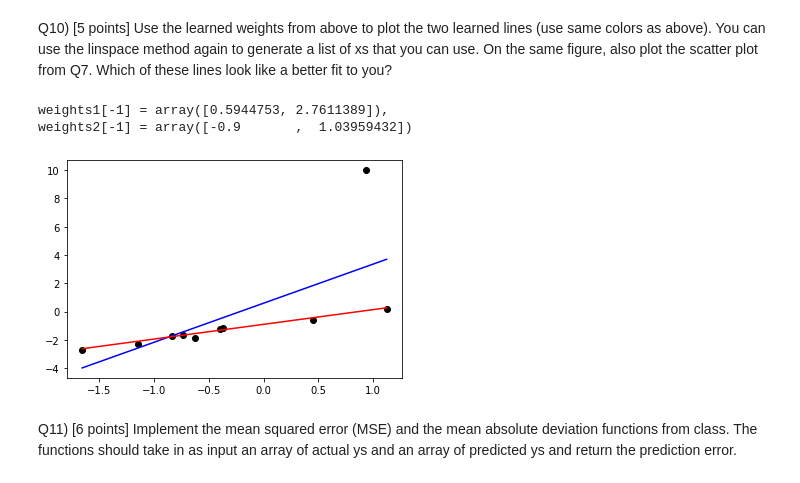
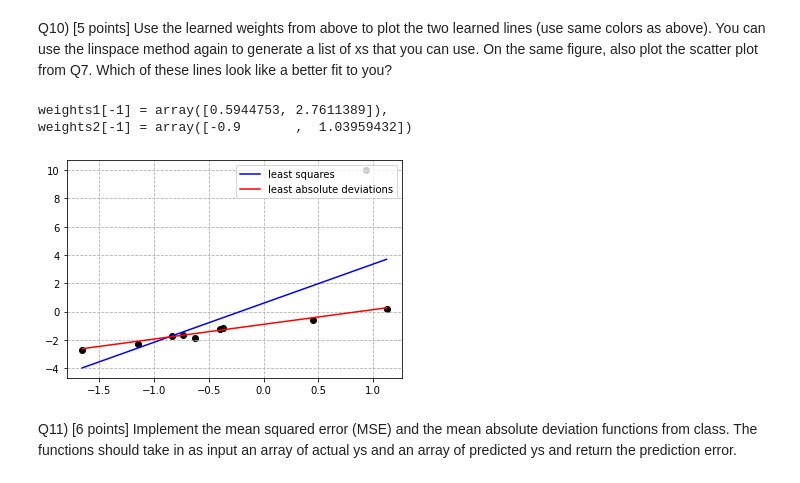
Before and after one commit to lostflux/machine-learning, a Jupyter notebook: HW2/HW2.ipynb, the cells around one changed output. Drawn from its saved outputs; the diff is of its cells as text; code cells hidden in the pictures.

```diff
--- a/HW2/HW2.ipynb
+++ b/HW2/HW2.ipynb
@@ -174,17 +186,21 @@ Q10) [5 points] Use the learned weights from above to plot the two learned lines
 # %%
 s = np.linspace(np.min(x),np.max(x))
 
 print(f"{weights1[-1] = },\n{weights2[-1] = }")
 ys1 = model(s, weights1[-1])
 ys2 = model(s, weights2[-1])
 plt.scatter(x, y, color="black")
 plt.plot(s, ys1, color='blue', label="least squares")
 plt.plot(s, ys2, color='red', label="least absolute deviations")
+
+plt.grid(linestyle="--")
+
+plt.legend(loc="upper right")
 plt.show()
 # %% [output]
 weights1[-1] = array([0.5944753, 2.7611389]),
 weights2[-1] = array([-0.9       ,  1.03959432])
-[figure, old version]
+[figure, new version]
 # %% [markdown]
 Q11) [6 points] Implement the mean squared error (MSE) and the mean absolute deviation functions from class. The functions should take in as input an array of actual ys and an array of predicted ys and return the prediction error.
 # %%
```
Also changed, not shown: parts of 8 cells of this notebook.
